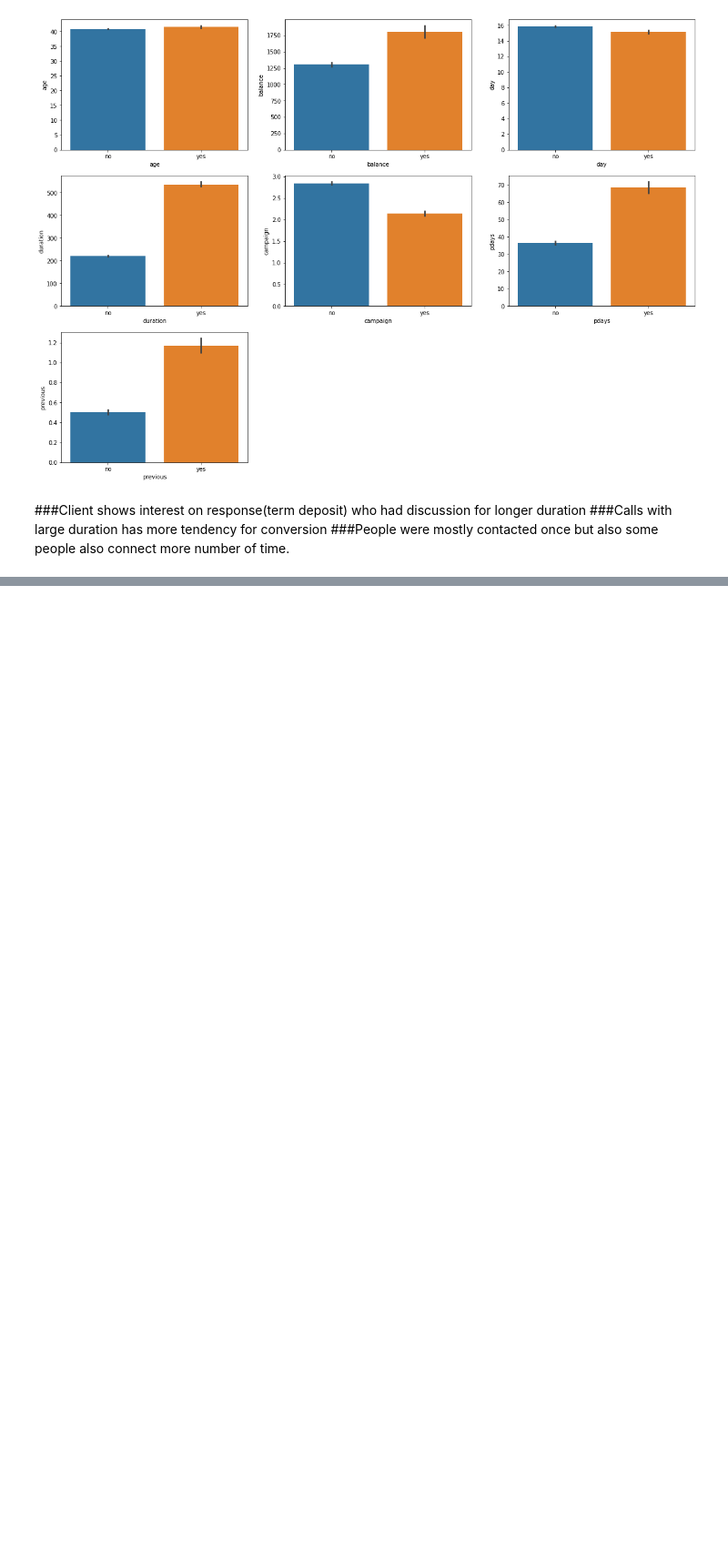
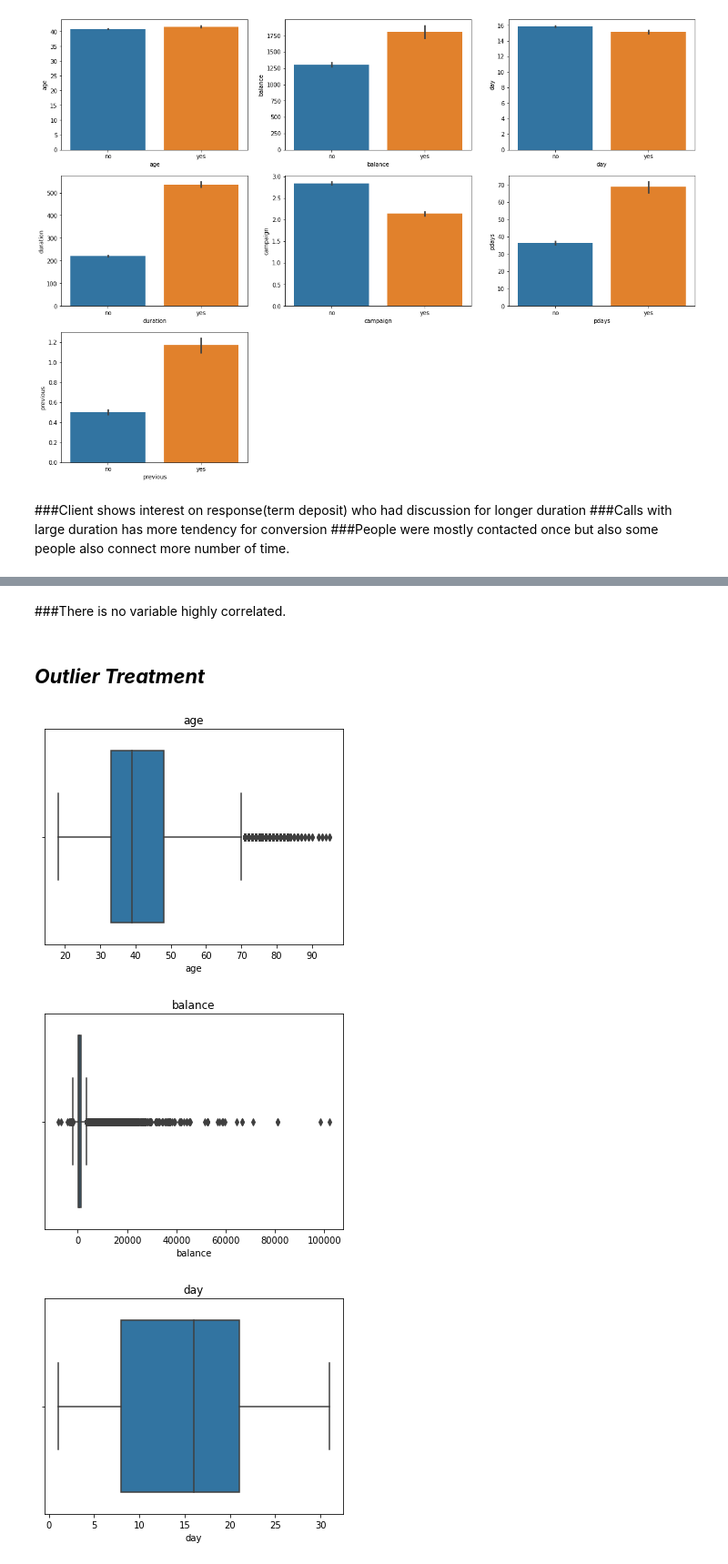
Before and after one commit to YashwantRaul/Supervised-ML-Classification, a Jupyter notebook: Bank_Marketing_Effectiveness_Prediction_Capstone_Project.ipynb, the cells around one changed output, grey strips where cells are left out. Shown: that part at 91% size. Drawn from its saved outputs; the diff is of its cells as text; code cells hidden in the pictures; blank space fills up the shorter version.

```diff
--- a/Bank_Marketing_Effectiveness_Prediction_Capstone_Project.ipynb
+++ b/Bank_Marketing_Effectiveness_Prediction_Capstone_Project.ipynb
@@ -383,0 +425,18 @@ plt.show()
+# %% [markdown]
+###There is no variable highly correlated.
+# %% [markdown]
+## ***Outlier Treatment***
+# %%
+col=df[['age','balance','day','campaign','duration','pdays','previous']]
+for i in col:
+  n=1
+  plt.figure(figsize=(20,20))
+  plt.subplot(4,3,1)
+  sns.boxplot(df[i])
+  plt.title(i)
+  plt.show()
+  n=n+1
+# %% [output]
+[figure, added]
+[figure, added]
+[figure, added]
```
Also changed, not shown: parts of 33 cells of this notebook.
